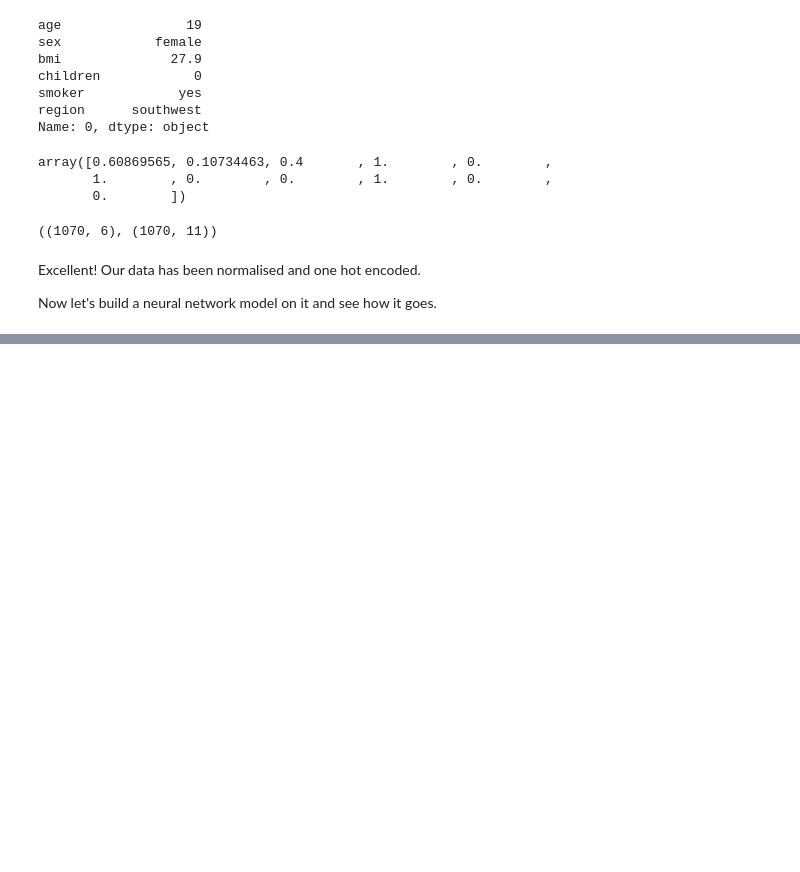
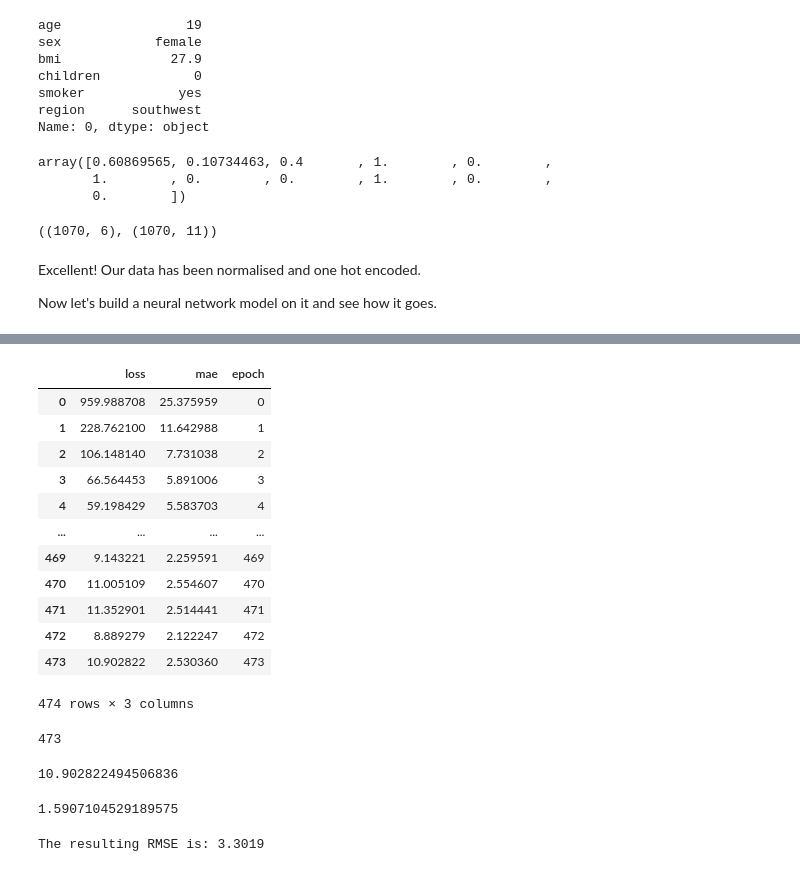
Before and after one commit to gwalshe73/TFDevCert2021, a Jupyter notebook: 01_neural_network_regression_with_tensorflow_video.ipynb, the cells around one changed output, grey strips where cells are left out. Saved outputs shown, nothing was run; the diff lists cells and outputs as text; code cells hidden in the pictures; blank space fills up the shorter version.

```diff
--- a/01_neural_network_regression_with_tensorflow_video.ipynb
+++ b/01_neural_network_regression_with_tensorflow_video.ipynb
@@ -1169,0 +1214,36 @@ training_curve(history_insurance, "Insurance Model")
+# %%
+hist = pd.DataFrame(boston_history.history)
+hist["epoch"] = boston_history.epoch
+# %%
+hist
+# %% [output]
+|  | loss | mae | epoch |
+| 0 | 959.988708 | 25.375959 | 0 |
+| 1 | 228.762100 | 11.642988 | 1 |
+| 2 | 106.148140 | 7.731038 | 2 |
+| 3 | 66.564453 | 5.891006 | 3 |
+| 4 | 59.198429 | 5.583703 | 4 |
+| ... | ... | ... | ... |
+| 469 | 9.143221 | 2.259591 | 469 |
+| 470 | 11.005109 | 2.554607 | 470 |
+| 471 | 11.352901 | 2.514441 | 471 |
+| 472 | 8.889279 | 2.122247 | 472 |
+| 473 | 10.902822 | 2.530360 | 473 |
+474 rows × 3 columns
+# %%
+hist_length = len(hist["loss"]) - 1
+hist_length
+# %% [output]
+473
+# %%
+hist["loss"][hist_length]
+# %% [output]
+10.902822494506836
+# %%
+np.sqrt(hist["mae"][hist_length])
+# %% [output]
+1.5907104529189575
+# %%
+print("The resulting RMSE is: {}". format(round(np.sqrt(hist["loss"][hist_length]), 4)))
+# %% [output]
+The resulting RMSE is: 3.3019
```
Also changed, not shown: parts of 27 cells of this notebook.
